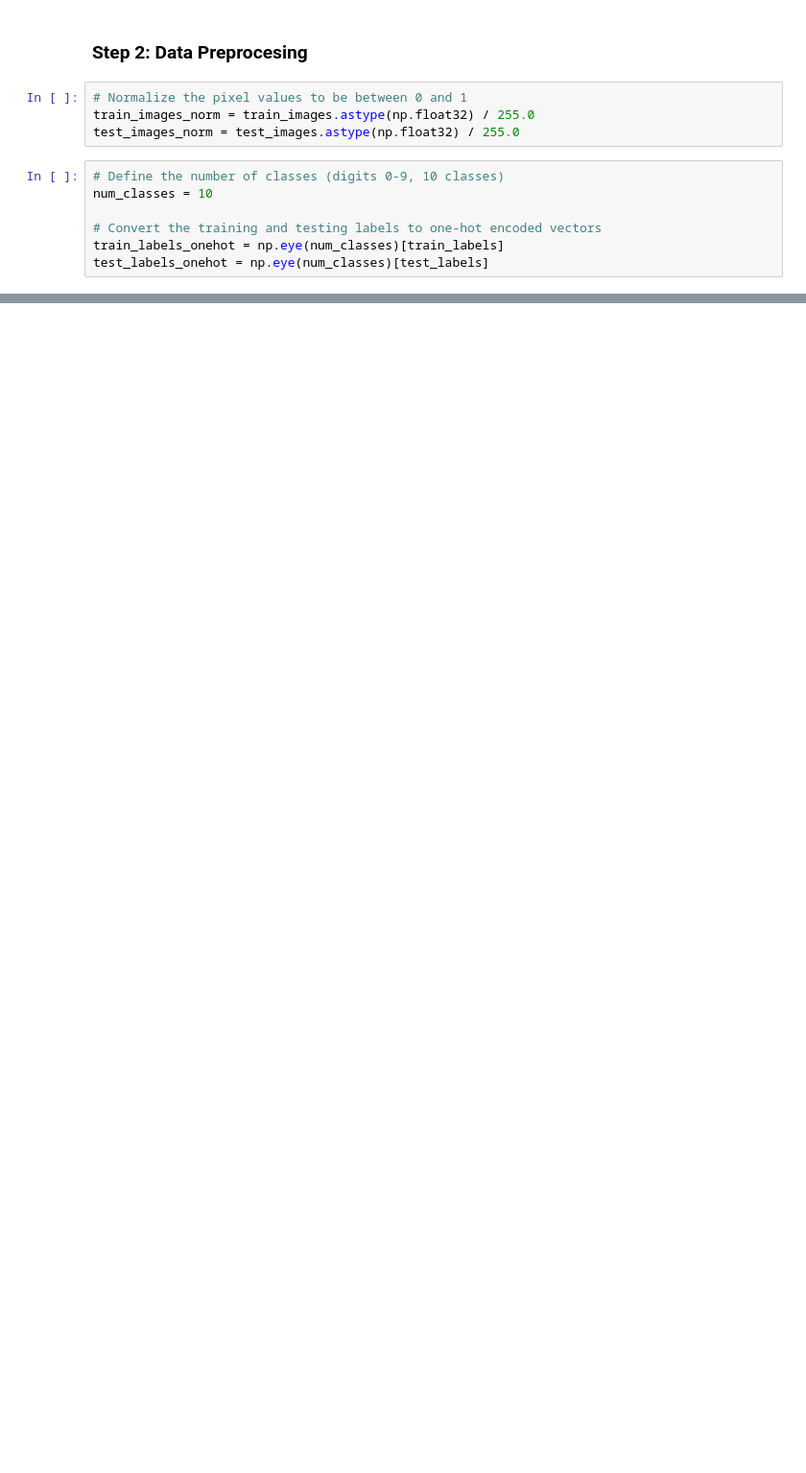
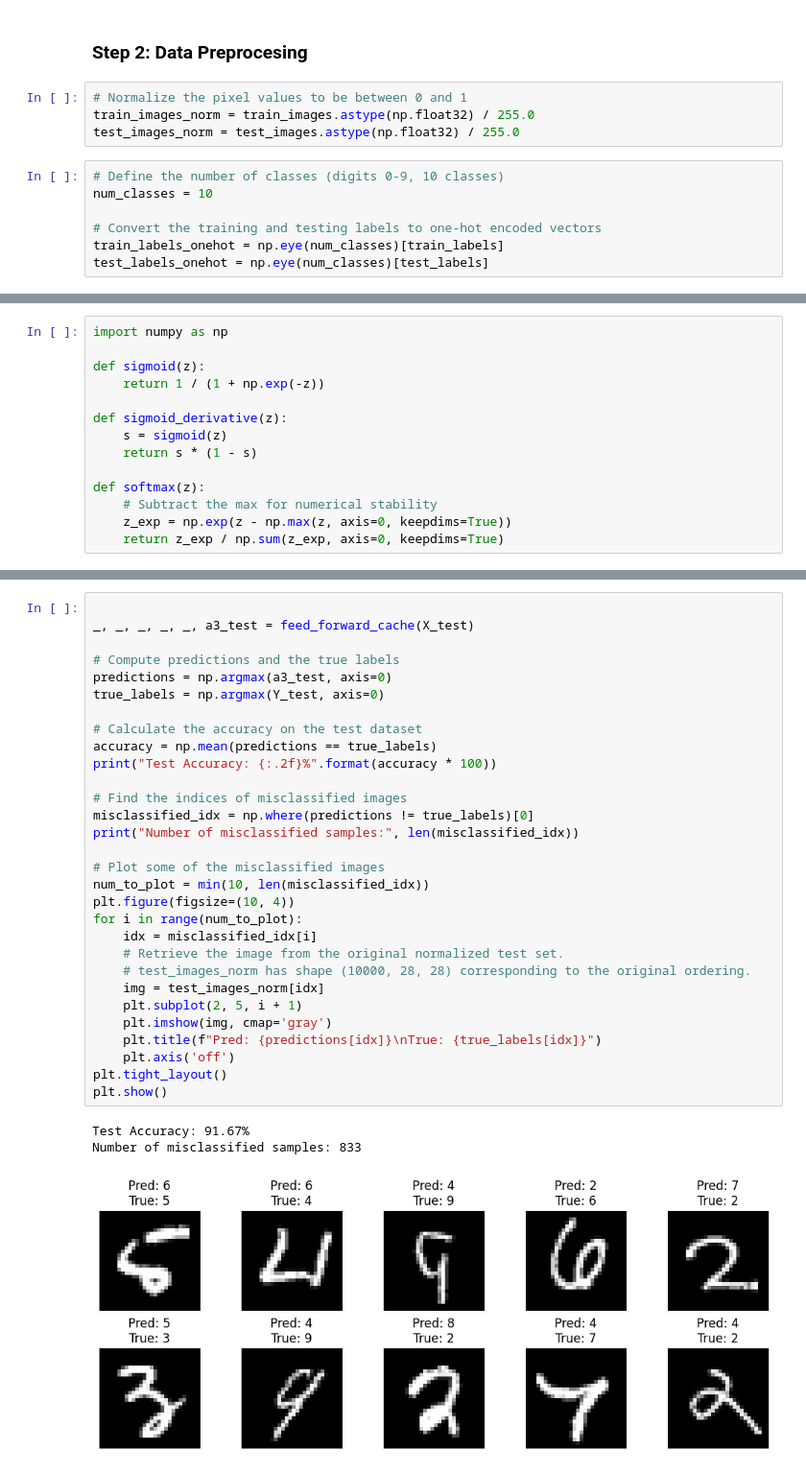
Before and after one commit to jcwilson11/JCW.CPE595, a Jupyter notebook: Homework/Homework4/HW4_Sigmoid_Model.ipynb, the cells around one changed output, grey strips where cells are left out. Shown at 96% size. Cells and saved outputs as stored; diff of their text form; blank space fills up the shorter version.

```diff
--- a/Homework/Homework4/HW4_Sigmoid_Model.ipynb
+++ b/Homework/Homework4/HW4_Sigmoid_Model.ipynb
@@ -70,0 +73,14 @@ test_labels_onehot = np.eye(num_classes)[test_labels]
+# %%
+import numpy as np
+
+def sigmoid(z):
+    return 1 / (1 + np.exp(-z))
+
+def sigmoid_derivative(z):
+    s = sigmoid(z)
+    return s * (1 - s)
+
+def softmax(z):
+    # Subtract the max for numerical stability
+    z_exp = np.exp(z - np.max(z, axis=0, keepdims=True))
+    return z_exp / np.sum(z_exp, axis=0, keepdims=True)
@@ -70,0 +258,34 @@ test_labels_onehot = np.eye(num_classes)[test_labels]
+# %%
+
+_, _, _, _, _, a3_test = feed_forward_cache(X_test)
+
+# Compute predictions and the true labels
+predictions = np.argmax(a3_test, axis=0)
+true_labels = np.argmax(Y_test, axis=0)
+
+# Calculate the accuracy on the test dataset
+accuracy = np.mean(predictions == true_labels)
+print("Test Accuracy: {:.2f}%".format(accuracy * 100))
+
+# Find the indices of misclassified images
+misclassified_idx = np.where(predictions != true_labels)[0]
+print("Number of misclassified samples:", len(misclassified_idx))
+
+# Plot some of the misclassified images
+num_to_plot = min(10, len(misclassified_idx))
+plt.figure(figsize=(10, 4))
+for i in range(num_to_plot):
+    idx = misclassified_idx[i]
+    # Retrieve the image from the original normalized test set.
+    # test_images_norm has shape (10000, 28, 28) corresponding to the original ordering.
+    img = test_images_norm[idx]
+    plt.subplot(2, 5, i + 1)
+    plt.imshow(img, cmap='gray')
+    plt.title(f"Pred: {predictions[idx]}\nTrue: {true_labels[idx]}")
+    plt.axis('off')
+plt.tight_layout()
+plt.show()
+# %% [output]
+Test Accuracy: 91.67%
+Number of misclassified samples: 833
+[figure, added]
```
Also changed, not shown: parts of 10 cells of this notebook.
